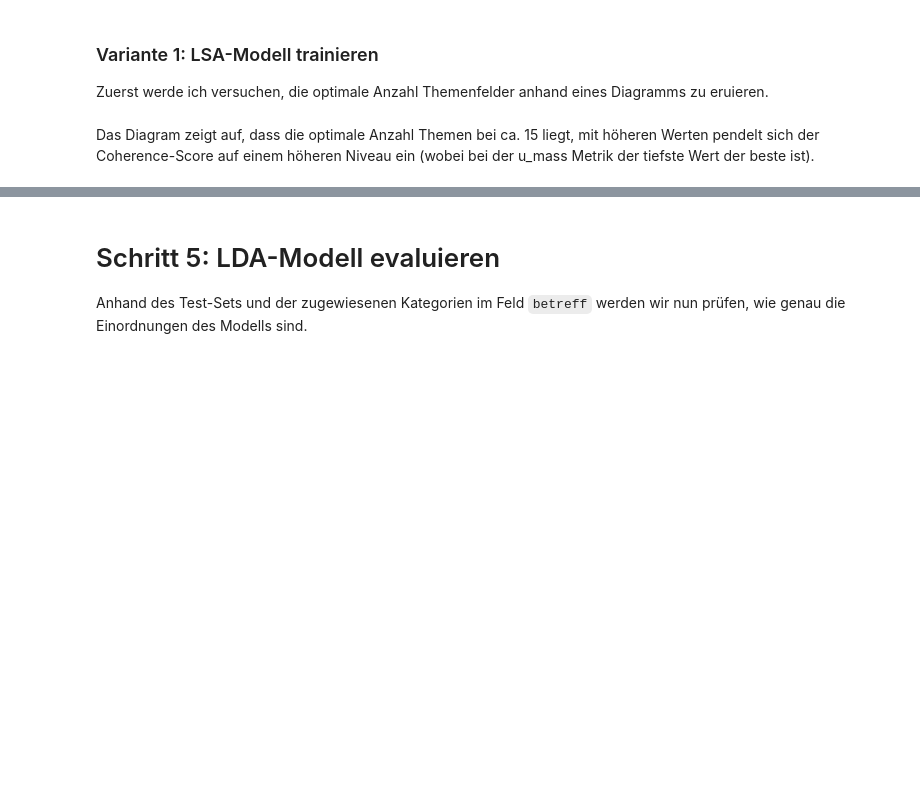
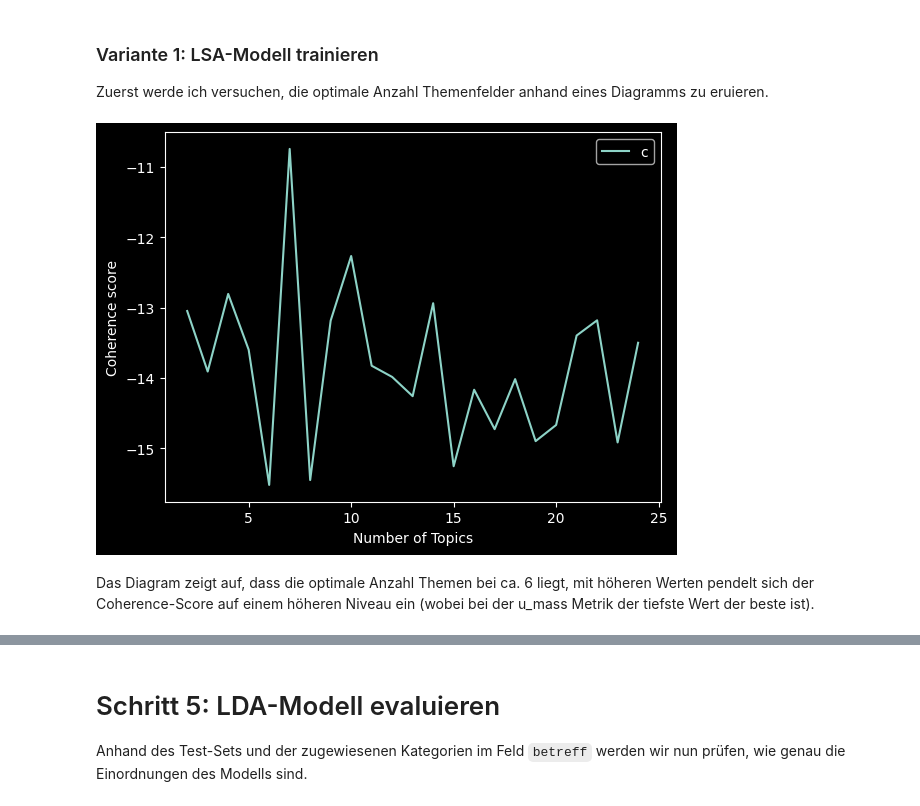
Before and after one commit to schaermu/DLBDSEDE02-Notebook, a Jupyter notebook: src/aufgabe1.ipynb, the cells around one changed output, grey strips where cells are left out. Saved outputs shown, nothing was run; the diff lists cells and outputs as text; code cells hidden in the pictures; blank space fills up the shorter version.

```diff
--- a/src/aufgabe1.ipynb
+++ b/src/aufgabe1.ipynb
@@ -163,20 +235,24 @@ Zuerst werde ich versuchen, die optimale Anzahl Themenfelder anhand eines Diagra
 # %%
 import gensim
 
+# use TF-IDF corpus to train LSI model
 lsa_dict = gensim.corpora.Dictionary(training_set.values)
-lsa_corpus = [lsa_dict.doc2bow(doc) for doc in training_set.values]
+lsa_tfidf = TfidfModel(dictionary=lsa_dict, smartirs='ntc')
+lsa_corpus = [lsa_tfidf[lsa_dict.doc2bow(doc)] for doc in training_set.values]
 
 start, stop, step = 2, 25, 1
 
 _, coherence_values = compute_coherence_values(
     dict=lsa_dict,
     corpus=lsa_corpus,
     training_set=training_set.values,
     model_type="lsi",
     coherence="u_mass",
     start=start, stop=stop, step=step
 )
 plot_coherence_graph(coherence_values, start, stop, step)
+# %% [output]
+[figure, added]
 # %% [markdown]
-Das Diagram zeigt auf, dass die optimale Anzahl Themen bei ca. 15 liegt, mit höheren Werten pendelt sich der Coherence-Score auf einem höheren Niveau ein (wobei bei der u_mass Metrik der tiefste Wert der beste ist).
+Das Diagram zeigt auf, dass die optimale Anzahl Themen bei ca. 6 liegt, mit höheren Werten pendelt sich der Coherence-Score auf einem höheren Niveau ein (wobei bei der u_mass Metrik der tiefste Wert der beste ist).
 # %%
```
Also changed, not shown: parts of 12 cells of this notebook, 2 other files.
